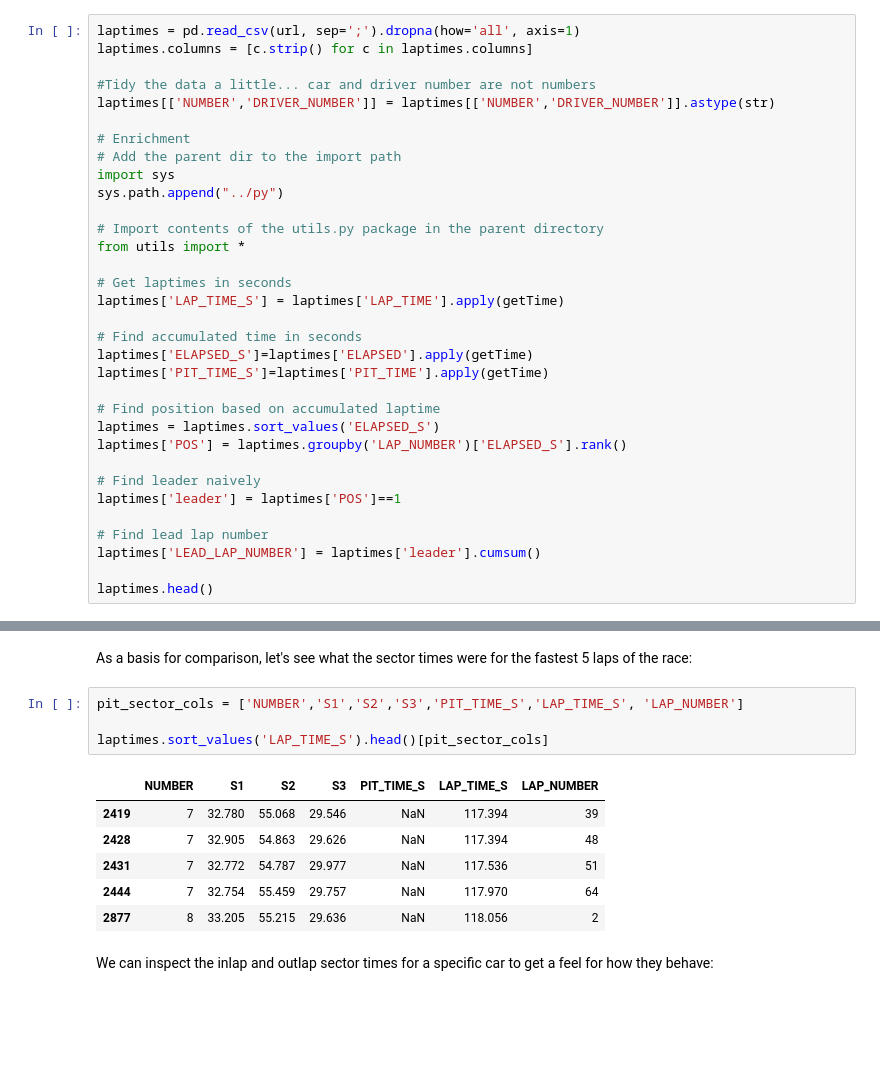
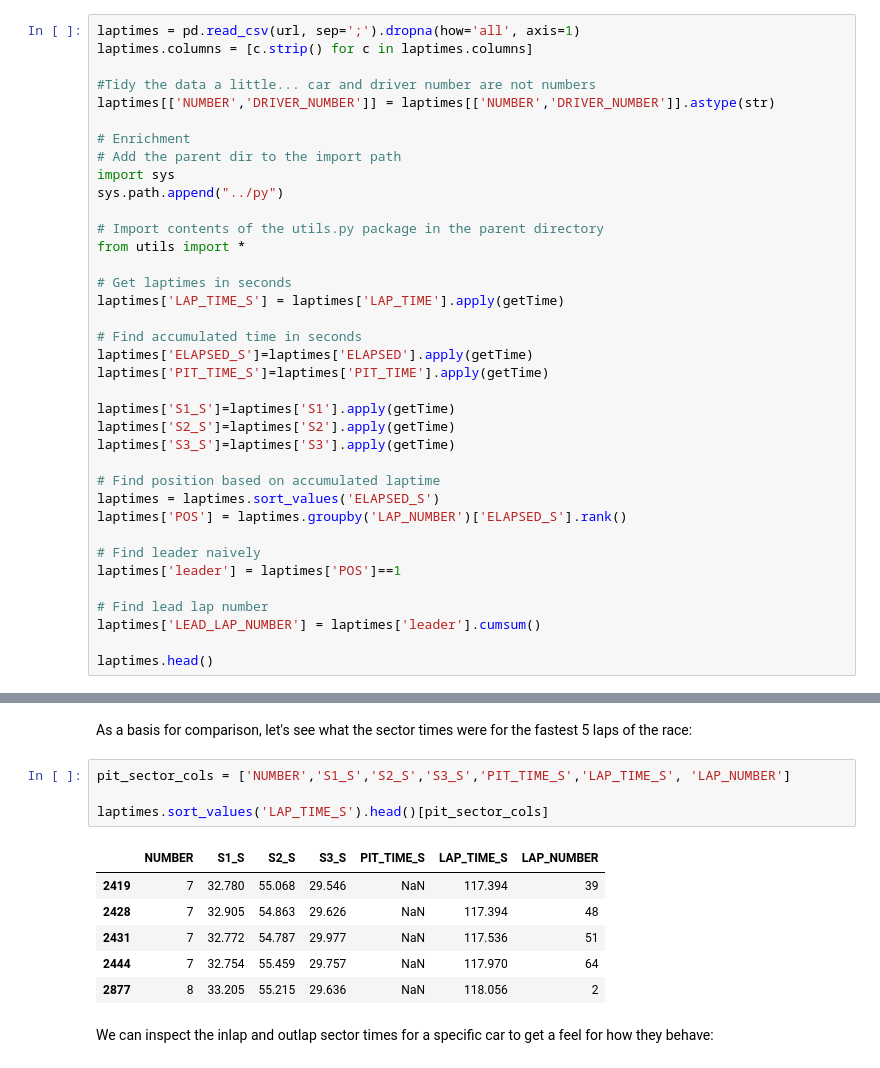
Before and after one commit to f1datajunkie/WEC, a Jupyter notebook: notebooks/Pace Tables.ipynb, the cells around one changed output, grey strips where cells are left out. Saved outputs shown, nothing was run; the diff lists cells and outputs as text; blank space fills up the shorter version.

```diff
--- a/notebooks/Pace Tables.ipynb
+++ b/notebooks/Pace Tables.ipynb
@@ -42,6 +42,10 @@ laptimes['LAP_TIME_S'] = laptimes['LAP_TIME'].apply(getTime)
 laptimes['ELAPSED_S']=laptimes['ELAPSED'].apply(getTime)
 laptimes['PIT_TIME_S']=laptimes['PIT_TIME'].apply(getTime)
 
+laptimes['S1_S']=laptimes['S1'].apply(getTime)
+laptimes['S2_S']=laptimes['S2'].apply(getTime)
+laptimes['S3_S']=laptimes['S3'].apply(getTime)
+
 # Find position based on accumulated laptime
 laptimes = laptimes.sort_values('ELAPSED_S')
 laptimes['POS'] = laptimes.groupby('LAP_NUMBER')['ELAPSED_S'].rank()
@@ -351,11 +449,11 @@ pit_data.head()
 # %% [markdown]
 As a basis for comparison, let's see what the sector times were for the fastest 5 laps of the race:
 # %%
-pit_sector_cols = ['NUMBER','S1','S2','S3','PIT_TIME_S','LAP_TIME_S', 'LAP_NUMBER']
+pit_sector_cols = ['NUMBER','S1_S','S2_S','S3_S','PIT_TIME_S','LAP_TIME_S', 'LAP_NUMBER']
 
 laptimes.sort_values('LAP_TIME_S').head()[pit_sector_cols]
 # %% [output]
-|  | NUMBER | S1 | S2 | S3 | PIT_TIME_S | LAP_TIME_S | LAP_NUMBER |
+|  | NUMBER | S1_S | S2_S | S3_S | PIT_TIME_S | LAP_TIME_S | LAP_NUMBER |
 | 2419 | 7 | 32.780 | 55.068 | 29.546 | NaN | 117.394 | 39 |
 | 2428 | 7 | 32.905 | 54.863 | 29.626 | NaN | 117.394 | 48 |
 | 2431 | 7 | 32.772 | 54.787 | 29.977 | NaN | 117.536 | 51 |
```
Also changed, not shown: parts of 25 cells of this notebook.
